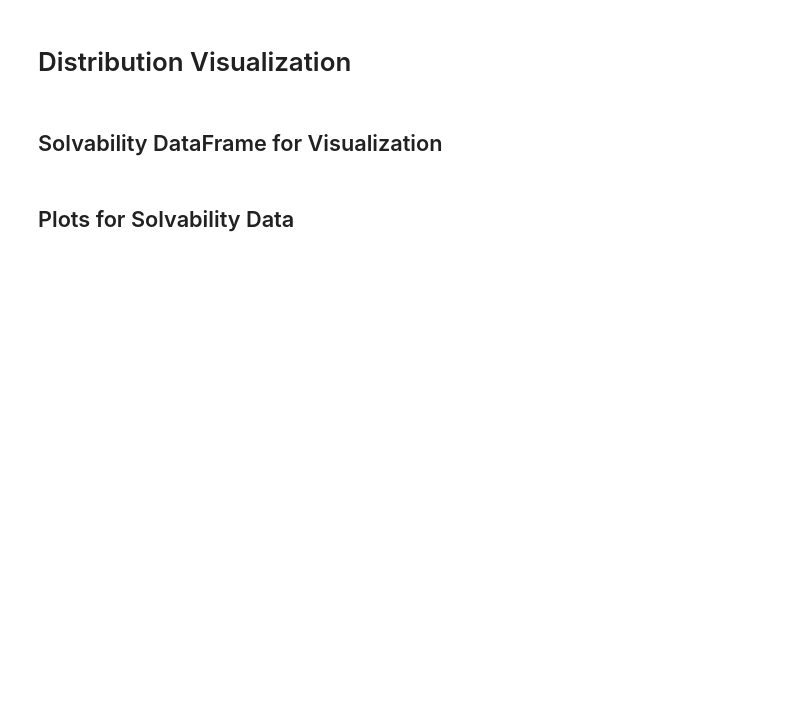
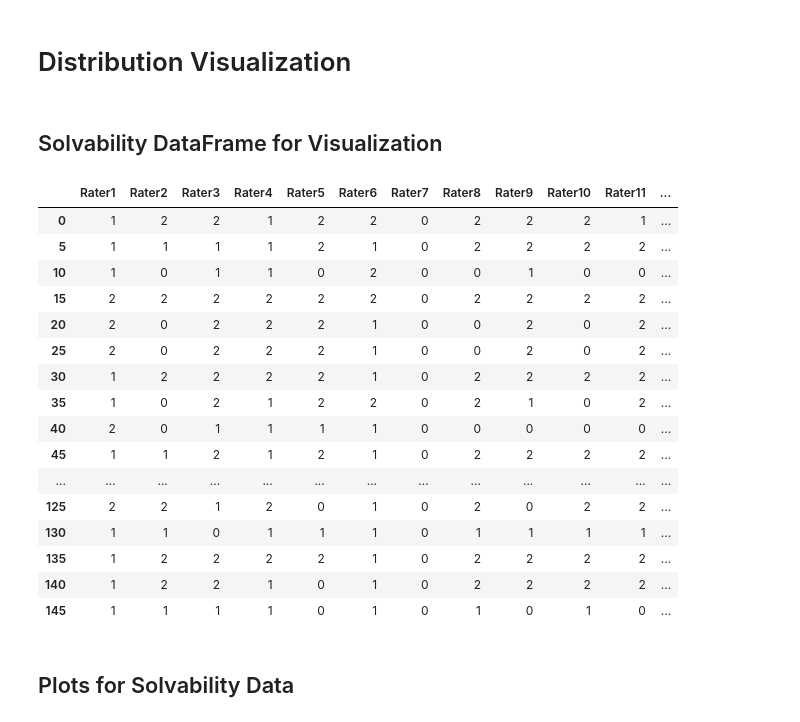
Before and after one commit to rsk25/PCMG, a Jupyter notebook: hypothesis_testing.ipynb, the cells around one changed output. Saved outputs shown, nothing was run; the diff lists cells and outputs as text; code cells hidden in the pictures; blank space fills up the shorter version.

```diff
--- a/hypothesis_testing.ipynb
+++ b/hypothesis_testing.ipynb
@@ -64,3 +65,23 @@ solvability_data_vis['ScoreMean'] = solvability_data.mean(axis=1, numeric_only=T
+# %%
+solvability_data_vis
+# %% [output]
+|  | Rater1 | Rater2 | Rater3 | Rater4 | Rater5 | Rater6 | Rater7 | Rater8 | Rater9 | Rater10 | Rater11 | ... |
+| 0 | 1 | 2 | 2 | 1 | 2 | 2 | 0 | 2 | 2 | 2 | 1 | ... |
+| 5 | 1 | 1 | 1 | 1 | 2 | 1 | 0 | 2 | 2 | 2 | 2 | ... |
+| 10 | 1 | 0 | 1 | 1 | 0 | 2 | 0 | 0 | 1 | 0 | 0 | ... |
+| 15 | 2 | 2 | 2 | 2 | 2 | 2 | 0 | 2 | 2 | 2 | 2 | ... |
+| 20 | 2 | 0 | 2 | 2 | 2 | 1 | 0 | 0 | 2 | 0 | 2 | ... |
+| 25 | 2 | 0 | 2 | 2 | 2 | 1 | 0 | 0 | 2 | 0 | 2 | ... |
+| 30 | 1 | 2 | 2 | 2 | 2 | 1 | 0 | 2 | 2 | 2 | 2 | ... |
+| 35 | 1 | 0 | 2 | 1 | 2 | 2 | 0 | 2 | 1 | 0 | 2 | ... |
+| 40 | 2 | 0 | 1 | 1 | 1 | 1 | 0 | 0 | 0 | 0 | 0 | ... |
+| 45 | 1 | 1 | 2 | 1 | 2 | 1 | 0 | 2 | 2 | 2 | 2 | ... |
+| ... | ... | ... | ... | ... | ... | ... | ... | ... | ... | ... | ... | ... |
+| 125 | 2 | 2 | 1 | 2 | 0 | 1 | 0 | 2 | 0 | 2 | 2 | ... |
+| 130 | 1 | 1 | 0 | 1 | 1 | 1 | 0 | 1 | 1 | 1 | 1 | ... |
+| 135 | 1 | 2 | 2 | 2 | 2 | 1 | 0 | 2 | 2 | 2 | 2 | ... |
+| 140 | 1 | 2 | 2 | 1 | 0 | 1 | 0 | 2 | 2 | 2 | 2 | ... |
+| 145 | 1 | 1 | 1 | 1 | 0 | 1 | 0 | 1 | 0 | 1 | 0 | ... |
 # %% [markdown]
 ## Plots for Solvability Data
 # %%
```
Also changed, not shown: parts of 74 cells of this notebook.
